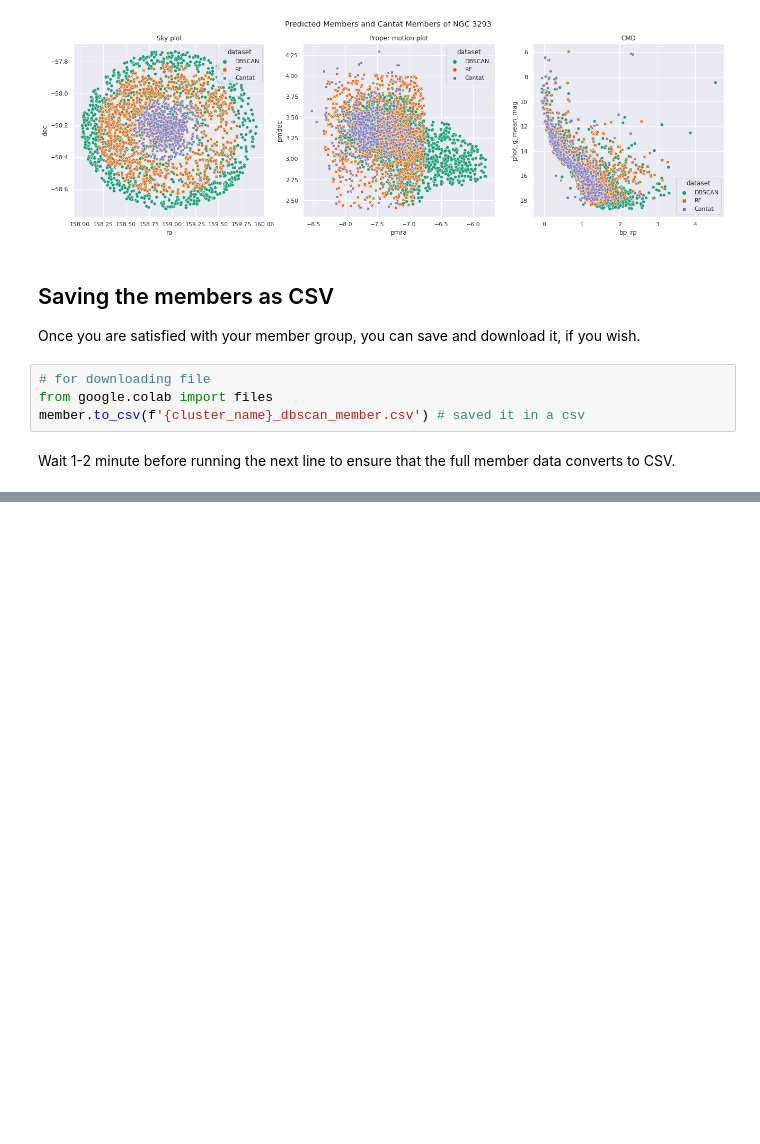
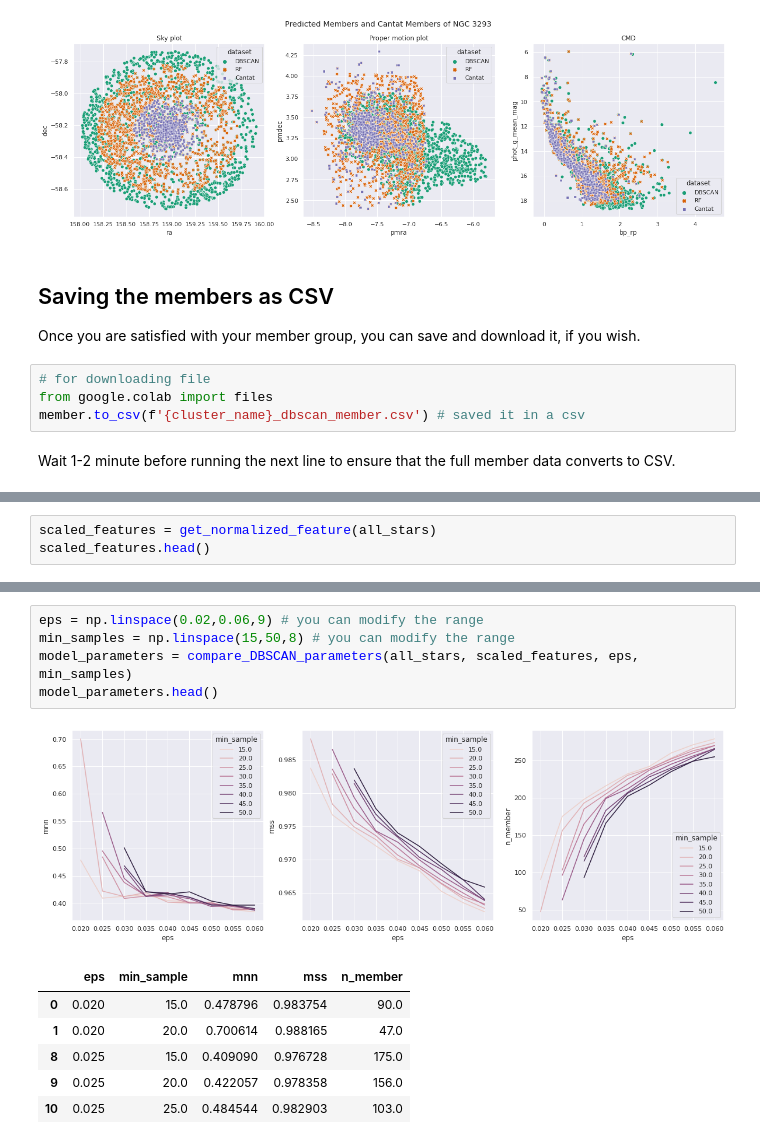
Before and after one commit to mahmud-nobe/Cluster-Membership, a Jupyter notebook: DBSCAN/DBSCAN_3293_DR3.ipynb, the cells around one changed output, grey strips where cells are left out. Cells and saved outputs as stored; diff of their text form; blank space fills up the shorter version.

```diff
--- a/DBSCAN/DBSCAN_3293_DR3.ipynb
+++ b/DBSCAN/DBSCAN_3293_DR3.ipynb
@@ -420,0 +435,3 @@ files.download(f'{cluster_name}_dbscan_member.csv') # download in local computer
+# %%
+scaled_features = get_normalized_feature(all_stars)
+scaled_features.head()
@@ -420,0 +445,13 @@ files.download(f'{cluster_name}_dbscan_member.csv') # download in local computer
+# %%
+eps = np.linspace(0.02,0.06,9) # you can modify the range
+min_samples = np.linspace(15,50,8) # you can modify the range
+model_parameters = compare_DBSCAN_parameters(all_stars, scaled_features, eps, min_samples)
+model_parameters.head()
+# %% [output]
+[figure, added]
+|  | eps | min_sample | mnn | mss | n_member |
+| 0 | 0.020 | 15.0 | 0.478796 | 0.983754 | 90.0 |
+| 1 | 0.020 | 20.0 | 0.700614 | 0.988165 | 47.0 |
+| 8 | 0.025 | 15.0 | 0.409090 | 0.976728 | 175.0 |
+| 9 | 0.025 | 20.0 | 0.422057 | 0.978358 | 156.0 |
+| 10 | 0.025 | 25.0 | 0.484544 | 0.982903 | 103.0 |
```
Also changed, not shown: parts of 12 cells of this notebook.
